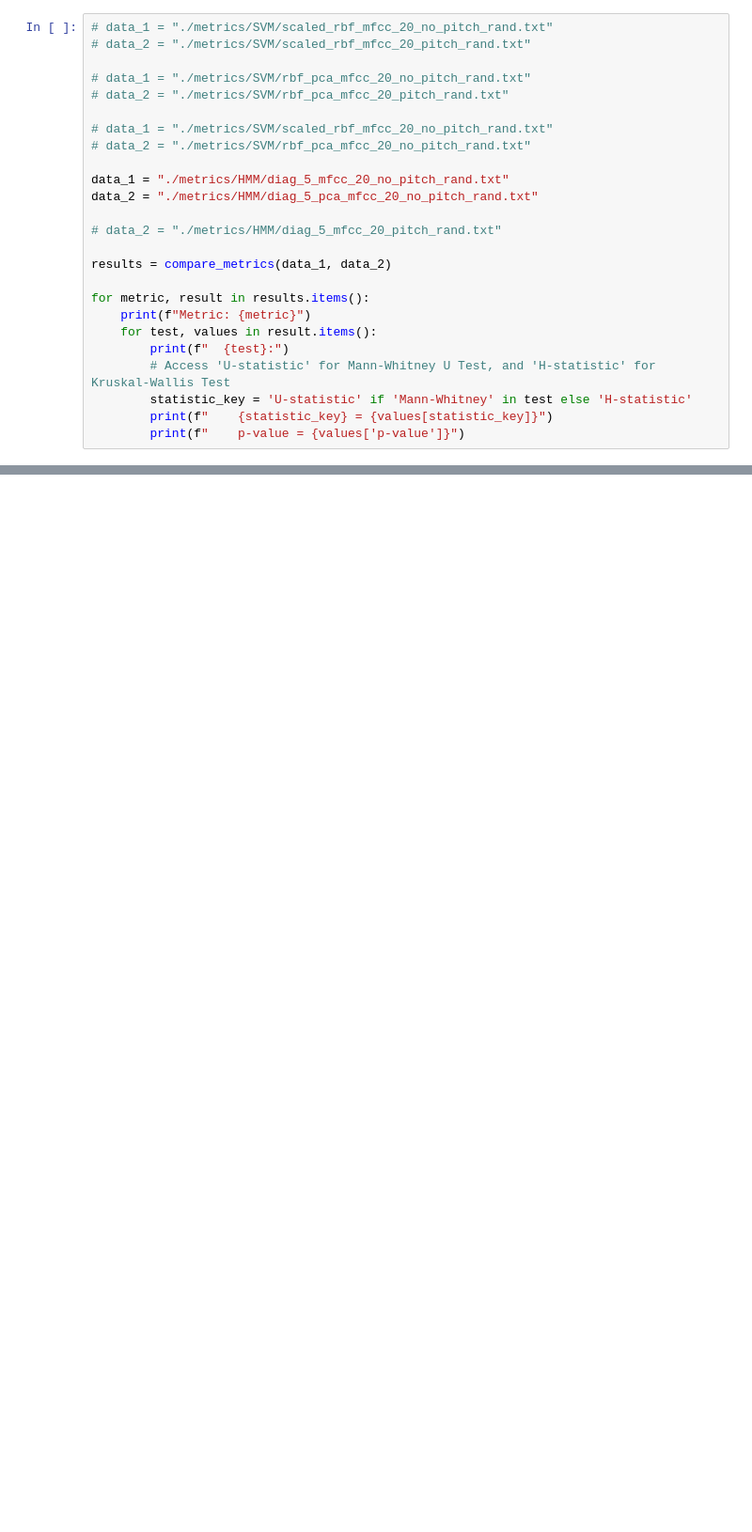
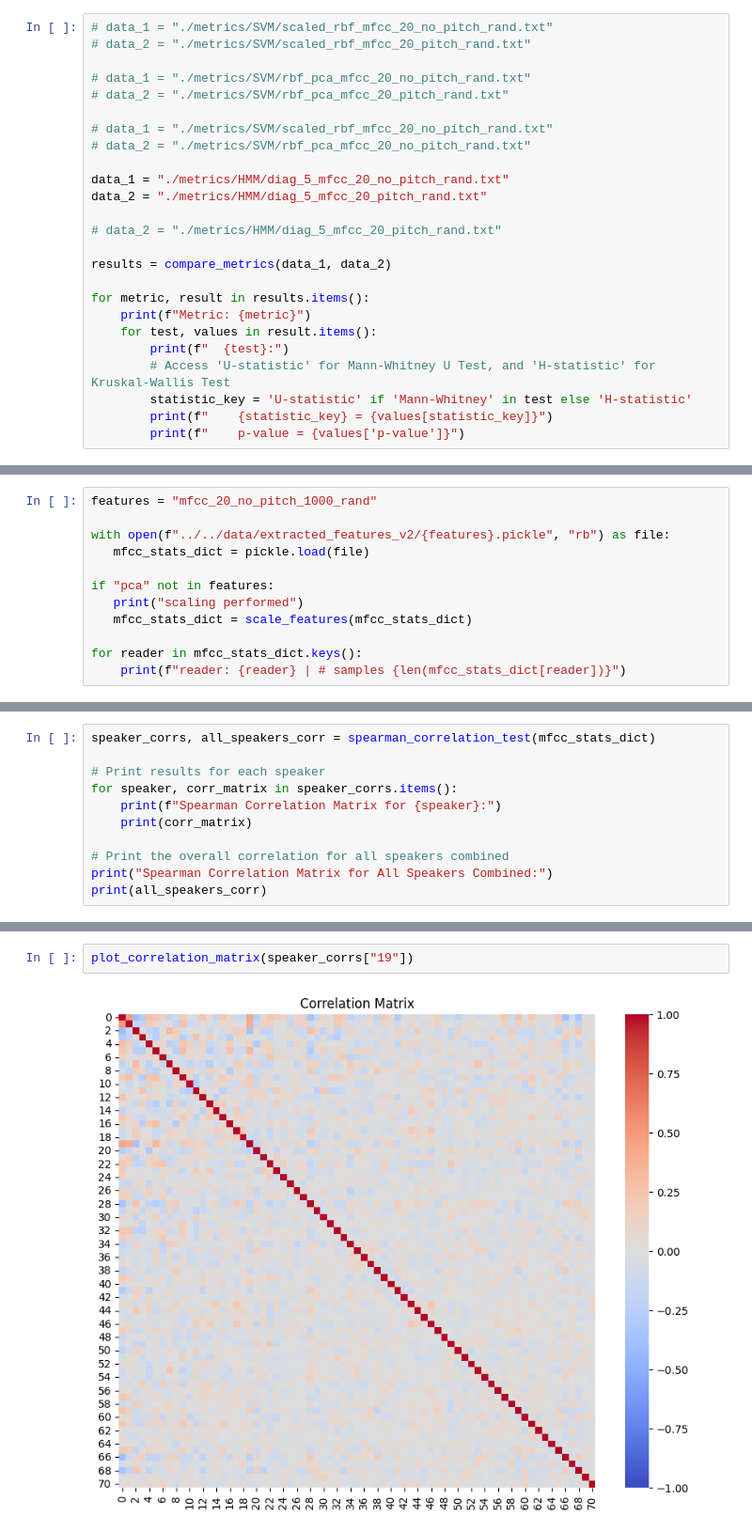
Before and after one commit to 0dink/BioMed_project, a Jupyter notebook: code/final_v3/statistical_tests.ipynb, the cells around one changed output, grey strips where cells are left out. Shown at 94% size. Drawn from its saved outputs; the diff is of its cells as text; blank space fills up the shorter version.

Commit message:
correlation testing

```diff
--- a/code/final_v3/statistical_tests.ipynb
+++ b/code/final_v3/statistical_tests.ipynb
@@ -77,7 +83,7 @@ def compare_metrics(file_path_1, file_path_2):
 # data_2 = "./metrics/SVM/rbf_pca_mfcc_20_no_pitch_rand.txt"
 
 data_1 = "./metrics/HMM/diag_5_mfcc_20_no_pitch_rand.txt"
-data_2 = "./metrics/HMM/diag_5_pca_mfcc_20_no_pitch_rand.txt"
+data_2 = "./metrics/HMM/diag_5_mfcc_20_pitch_rand.txt"
 
 # data_2 = "./metrics/HMM/diag_5_mfcc_20_pitch_rand.txt"
 
@@ -111,0 +147,12 @@ Metric: precision
+# %%
+features = "mfcc_20_no_pitch_1000_rand"
+
+with open(f"../../data/extracted_features_v2/{features}.pickle", "rb") as file:
+   mfcc_stats_dict = pickle.load(file)
+
+if "pca" not in features:
+   print("scaling performed")
+   mfcc_stats_dict = scale_features(mfcc_stats_dict)
+
+for reader in mfcc_stats_dict.keys():
+    print(f"reader: {reader} | # samples {len(mfcc_stats_dict[reader])}")
@@ -111,0 +246,11 @@ Metric: precision
+# %%
+speaker_corrs, all_speakers_corr = spearman_correlation_test(mfcc_stats_dict)
+
+# Print results for each speaker
+for speaker, corr_matrix in speaker_corrs.items():
+    print(f"Spearman Correlation Matrix for {speaker}:")
+    print(corr_matrix)
+
+# Print the overall correlation for all speakers combined
+print("Spearman Correlation Matrix for All Speakers Combined:")
+print(all_speakers_corr)
@@ -111,0 +275,4 @@ Metric: precision
+# %%
+plot_correlation_matrix(speaker_corrs["19"])
+# %% [output]
+[figure, added]
```
Also changed, not shown: parts of 10 cells of this notebook, 8 other files.
